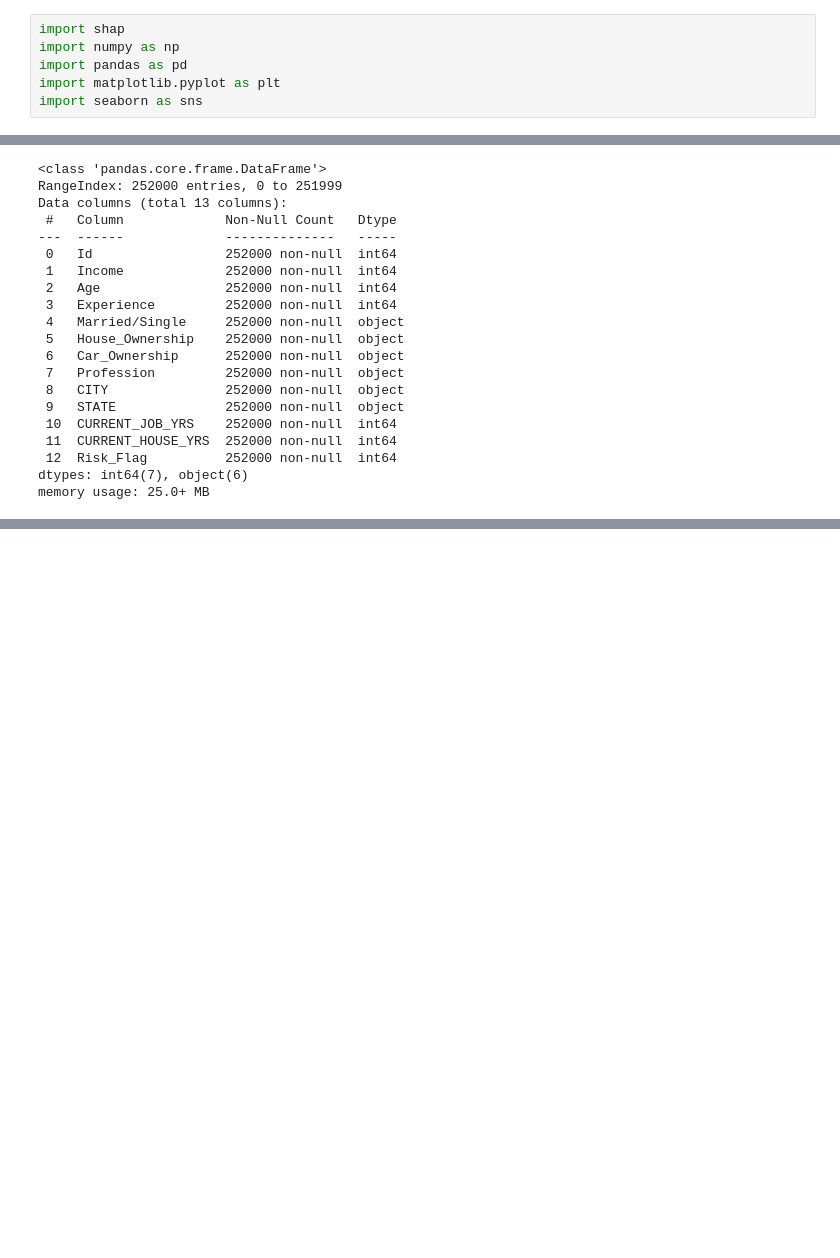
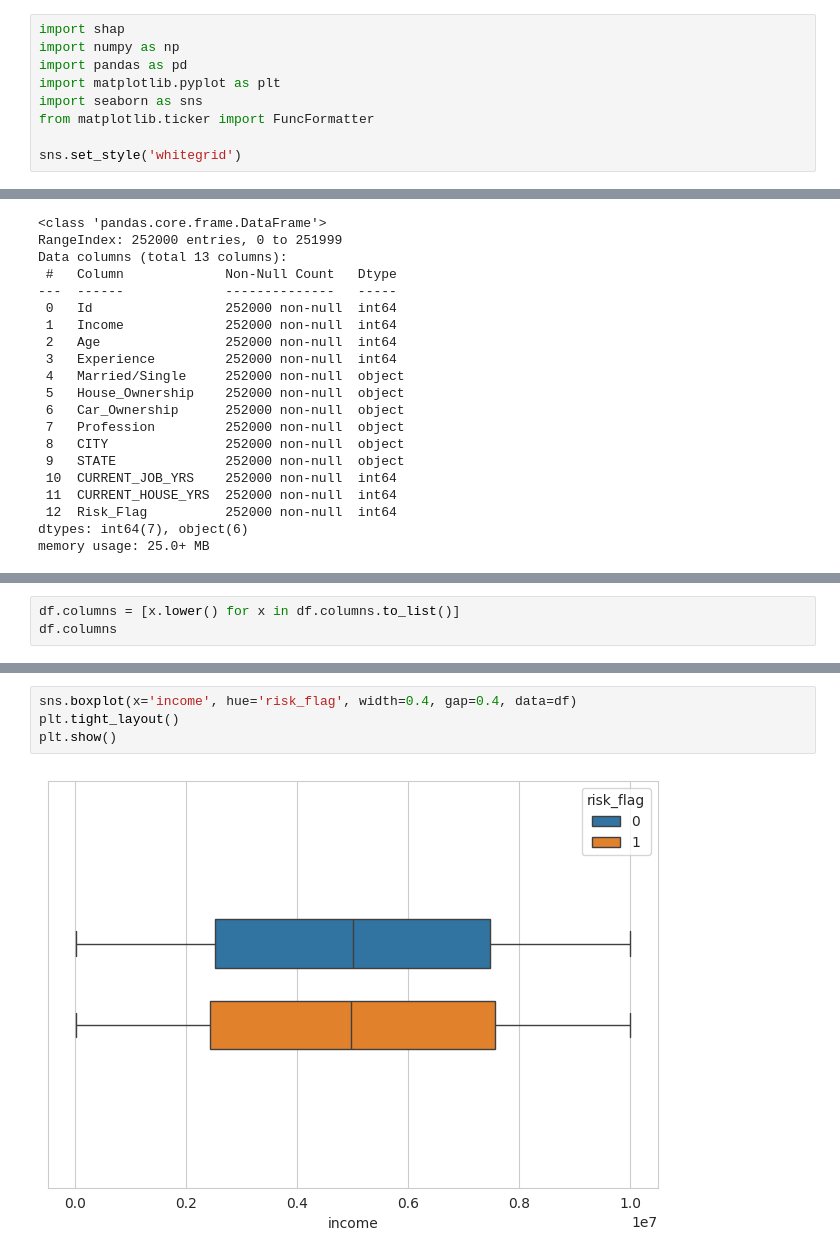
Before and after one commit to mfathul21/loan-prediction, a Jupyter notebook: Loan_Prediction_Based_on_Customers_Behaviour.ipynb, the cells around one changed output, grey strips where cells are left out. Cells and saved outputs as stored; diff of their text form; blank space fills up the shorter version.

Commit message:
Add exploratory data analysis

```diff
--- a/Loan_Prediction_Based_on_Customers_Behaviour.ipynb
+++ b/Loan_Prediction_Based_on_Customers_Behaviour.ipynb
@@ -77,6 +82,9 @@ import numpy as np
 import pandas as pd
 import matplotlib.pyplot as plt
 import seaborn as sns
+from matplotlib.ticker import FuncFormatter
+
+sns.set_style('whitegrid')
 # %%
 df = pd.read_csv('Training Data.csv')
 df.sample(5)
@@ -124,0 +141,3 @@ Index(['Married/Single', 'House_Ownership', 'Car_Ownership', 'Profession',
+# %%
+df.columns = [x.lower() for x in df.columns.to_list()]
+df.columns
@@ -124,0 +215,6 @@ Index(['Married/Single', 'House_Ownership', 'Car_Ownership', 'Profession',
+# %%
+sns.boxplot(x='income', hue='risk_flag', width=0.4, gap=0.4, data=df)
+plt.tight_layout()
+plt.show()
+# %% [output]
+[figure, added]
```
Also changed, not shown: parts of 31 cells of this notebook.
